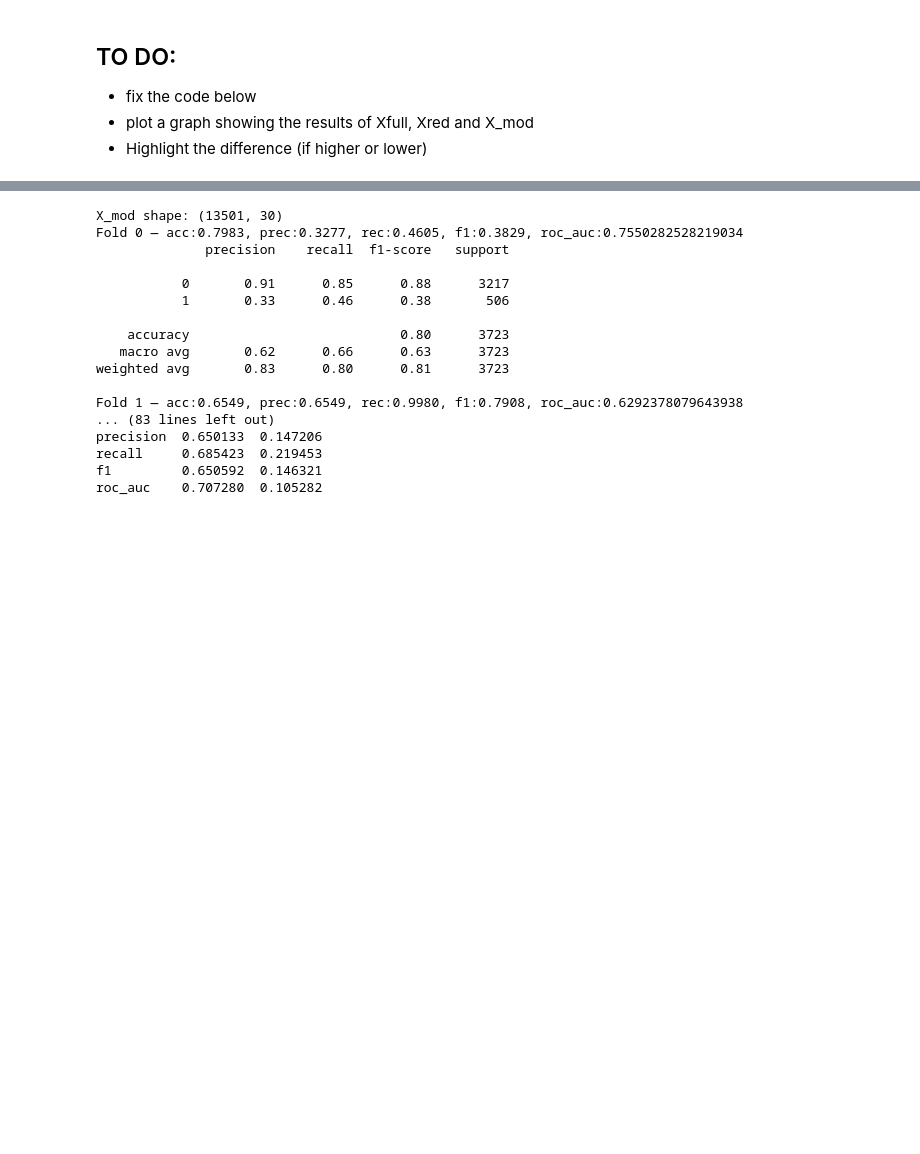
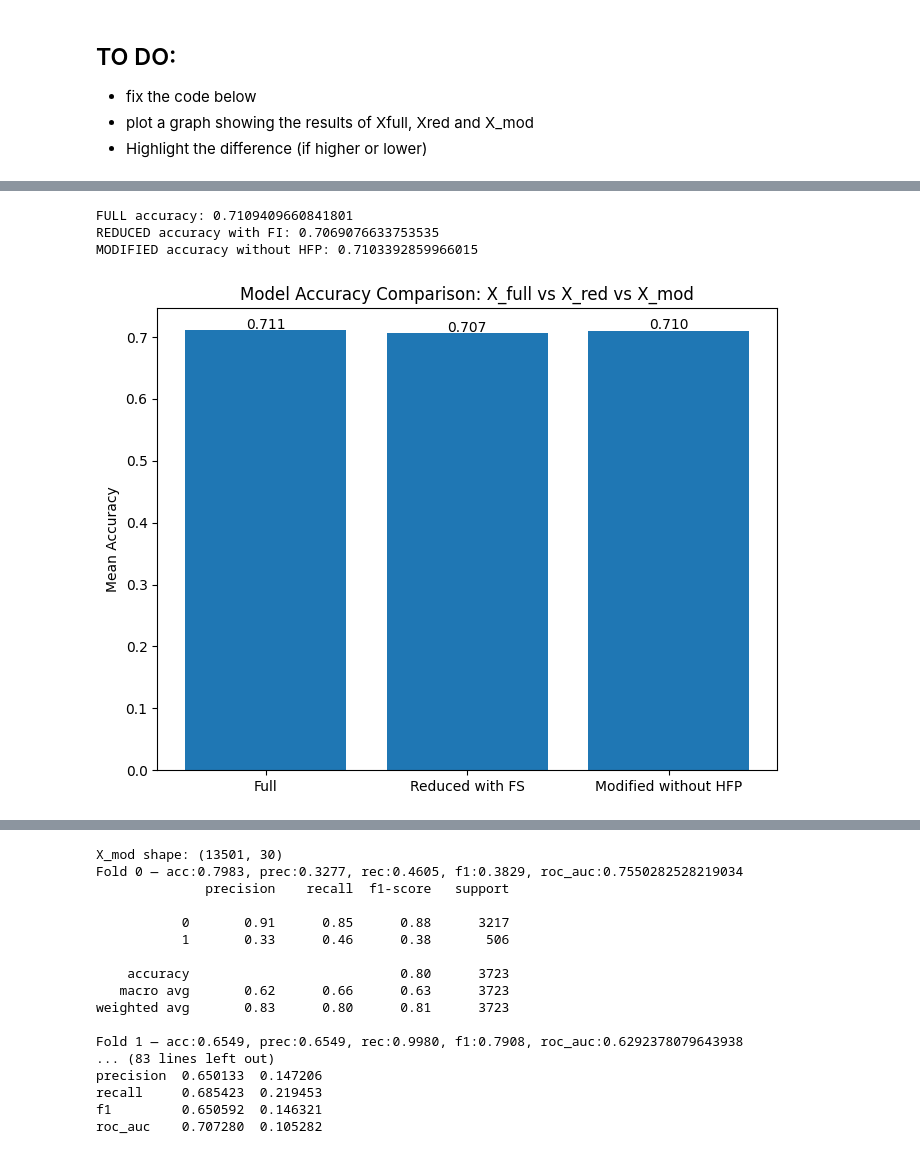
Before and after one commit to emanuel-gf/PlantNet-Species-ML-Project, a Jupyter notebook: milestone2.ipynb, the cells around one changed output, grey strips where cells are left out. Drawn from its saved outputs; the diff is of its cells as text; code cells hidden in the pictures; blank space fills up the shorter version.

```diff
--- a/milestone2.ipynb
+++ b/milestone2.ipynb
@@ -781,0 +1171,10 @@ Questions:
+# %%
+hf_cols = [
+    'footprint_HumanFootprint-Railways', 'footprint_HumanFootprint-Roads',
+    'Built-1994-2009', 'croplands-1992-2005', 'Lights-1994-2009',
+    'NavWater-1994-2009', 'Pasture-1993-2009', 'Popdensity-1990-2010',
+    'HFP-1993-2009'
+]
+
+X_mod = X.drop(columns=[c for c in hf_cols if c in X.columns]).copy()
+groups_mod = df.loc[X_mod.index, 'GRECO']
@@ -781,0 +1234,40 @@ Questions:
+# %%
+## K-fold evaluation for each dataset
+res_full = evaluate_with_group_kfold(pipe_full, X_full, y_vec, groups=groups_full)
+res_red  = evaluate_with_group_kfold(pipe_red, X_red,  y_vec, groups=groups_red)
+res_mod  = evaluate_with_group_kfold(pipe_mod, X_mod,  y_vec, groups=groups_mod)
+
+## DataFrames for each result
+df_full = pd.DataFrame(res_full)
+df_red  = pd.DataFrame(res_red)
+df_mod  = pd.DataFrame(res_mod)
+# %%
+mean_full = df_full['accuracy'].mean()
+mean_red  = df_red['accuracy'].mean()
+mean_mod  = df_mod['accuracy'].mean()
+
+print("FULL accuracy:", mean_full)
+print("REDUCED accuracy with FI:", mean_red)
+print("MODIFIED accuracy without HFP:", mean_mod)
+# %% [output]
+FULL accuracy: 0.7109409660841801
+REDUCED accuracy with FI: 0.7069076633753535
+MODIFIED accuracy without HFP: 0.7103392859966015
+# %%
+import matplotlib.pyplot as plt
+
+methods = ['Full', 'Reduced with FS', 'Modified without HFP']
+values = [mean_full, mean_red, mean_mod]
+
+plt.figure(figsize=(8,6))
+plt.bar(methods, values)
+plt.ylabel("Mean Accuracy")
+plt.title("Model Accuracy Comparison: X_full vs X_red vs X_mod")
+
+# Highlight differences on bars
+for i, val in enumerate(values):
+    plt.text(i, val + 0.002, f"{val:.3f}", ha='center')
+
+plt.show()
+# %% [output]
+[figure, added]
```
Also changed, not shown: parts of 47 cells of this notebook, 2 other files.
